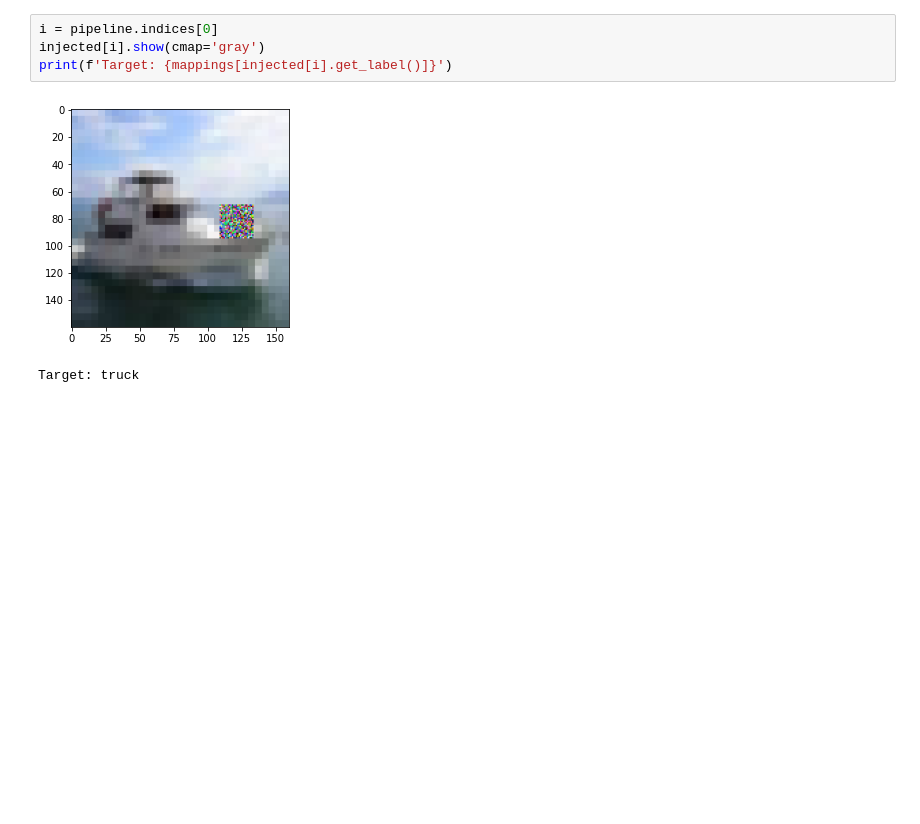
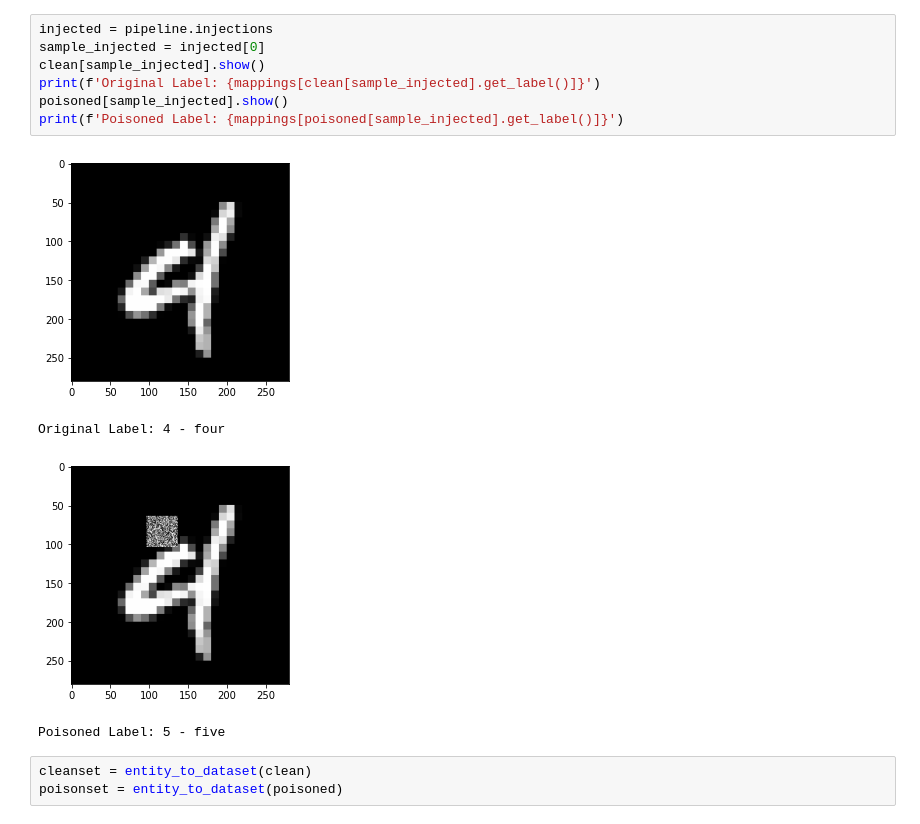
Before and after one commit to Andrew011002/Backdoor, a Jupyter notebook: experiments/cfar.ipynb, the cells around one changed output. Saved outputs shown, nothing was run; the diff lists cells and outputs as text; blank space fills up the shorter version.

```diff
--- a/experiments/cfar.ipynb
+++ b/experiments/cfar.ipynb
@@ -34,7 +35,15 @@ injected = pipeline.process(entities, transforms=transforms, pct=0.2, patch_size
-# %%
-i = pipeline.indices[0]
-injected[i].show(cmap='gray')
-print(f'Target: {mappings[injected[i].get_label()]}')
-# %% [output]
-[figure, removed]
-Target: truck
+# %%
+injected = pipeline.injections
+sample_injected = injected[0]
+clean[sample_injected].show()
+print(f'Original Label: {mappings[clean[sample_injected].get_label()]}')
+poisoned[sample_injected].show()
+print(f'Poisoned Label: {mappings[poisoned[sample_injected].get_label()]}')
+# %% [output]
+[figure, added]
+Original Label: 4 - four
+[figure, added]
+Poisoned Label: 5 - five
+# %%
+cleanset = entity_to_dataset(clean)
+poisonset = entity_to_dataset(poisoned)
```
Also changed, not shown: parts of 8 cells of this notebook, 3 other files.
